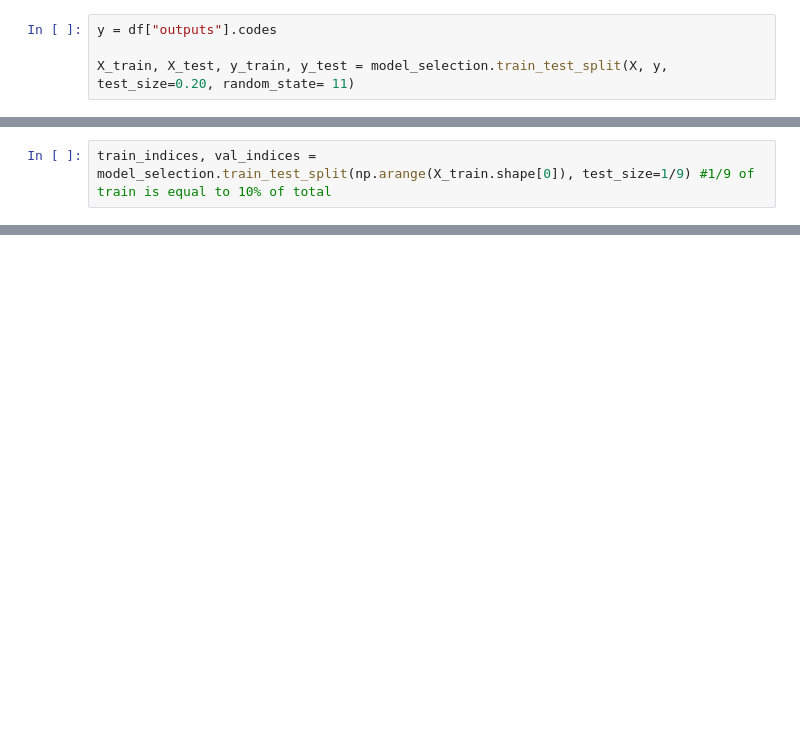
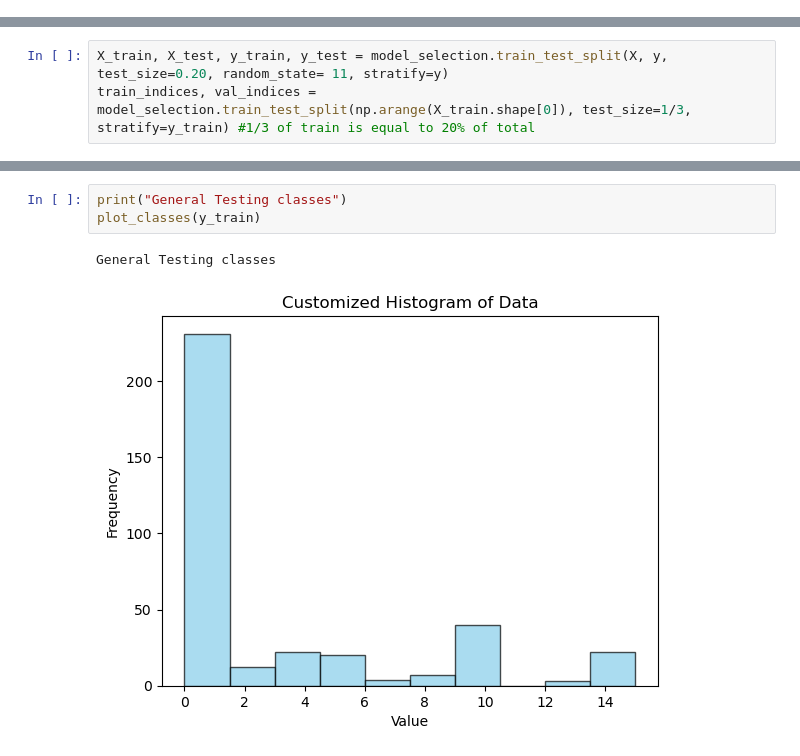
Before and after one commit to diegongz/thesis-tab, a Jupyter notebook: prueba_validation.ipynb, the cells around one changed output, grey strips where cells are left out. Cells and saved outputs as stored; diff of their text form; blank space fills up the shorter version.

```diff
--- a/prueba_validation.ipynb
+++ b/prueba_validation.ipynb
@@ -70,4 +53,0 @@ display(X_ordered)
-# %%
-y = df["outputs"].codes
-
-X_train, X_test, y_train, y_test = model_selection.train_test_split(X, y, test_size=0.20, random_state= 11)
@@ -82,2 +54,3 @@ print(len(X_train))
 # %%
-train_indices, val_indices = model_selection.train_test_split(np.arange(X_train.shape[0]), test_size=1/9) #1/9 of train is equal to 10% of total
+X_train, X_test, y_train, y_test = model_selection.train_test_split(X, y, test_size=0.20, random_state= 11, stratify=y)
+train_indices, val_indices = model_selection.train_test_split(np.arange(X_train.shape[0]), test_size=1/3, stratify=y_train) #1/3 of train is equal to 20% of total
@@ -136,0 +78,6 @@ plt.show()
+# %%
+print("General Testing classes")
+plot_classes(y_train)
+# %% [output]
+General Testing classes
+[figure, added]
```
Also changed, not shown: parts of 19 cells of this notebook, 12 other files.
